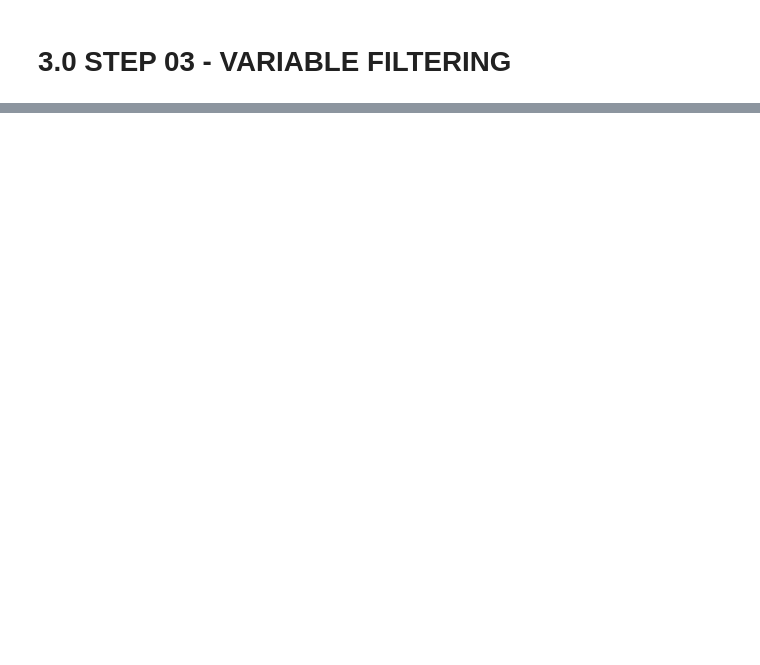
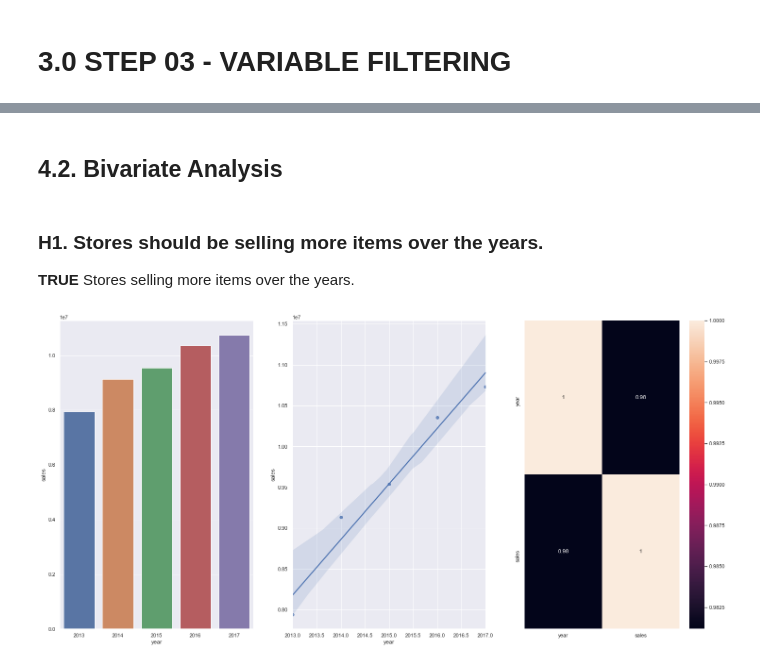
Before and after one commit to huyen2510/Store_Item_Demand, a Jupyter notebook: Store_Item_Demand.ipynb, the cells around one changed output, grey strips where cells are left out. Cells and saved outputs as stored; diff of their text form; code cells hidden in the pictures; blank space fills up the shorter version.

```diff
--- a/Store_Item_Demand.ipynb
+++ b/Store_Item_Demand.ipynb
@@ -244,0 +359,18 @@ df3 = df2.copy()
+# %% [markdown]
+## 4.2. Bivariate Analysis
+# %% [markdown]
+### H1. Stores should be selling more items over the years.
+**TRUE** Stores selling more items over the years.
+# %%
+aux1 = df4[['year', 'sales']].groupby( 'year' ).sum().reset_index()
+
+plt.subplot( 1, 3, 1 )
+sns.barplot( x='year', y='sales', data=aux1 );
+
+plt.subplot( 1, 3, 2 )
+sns.regplot( x='year', y='sales', data=aux1 );
+
+plt.subplot( 1, 3, 3 )
+sns.heatmap( aux1.corr( method='pearson' ), annot=True );
+# %% [output]
+[figure, added]
```
Also changed, not shown: parts of 96 cells of this notebook, 1 other file.
